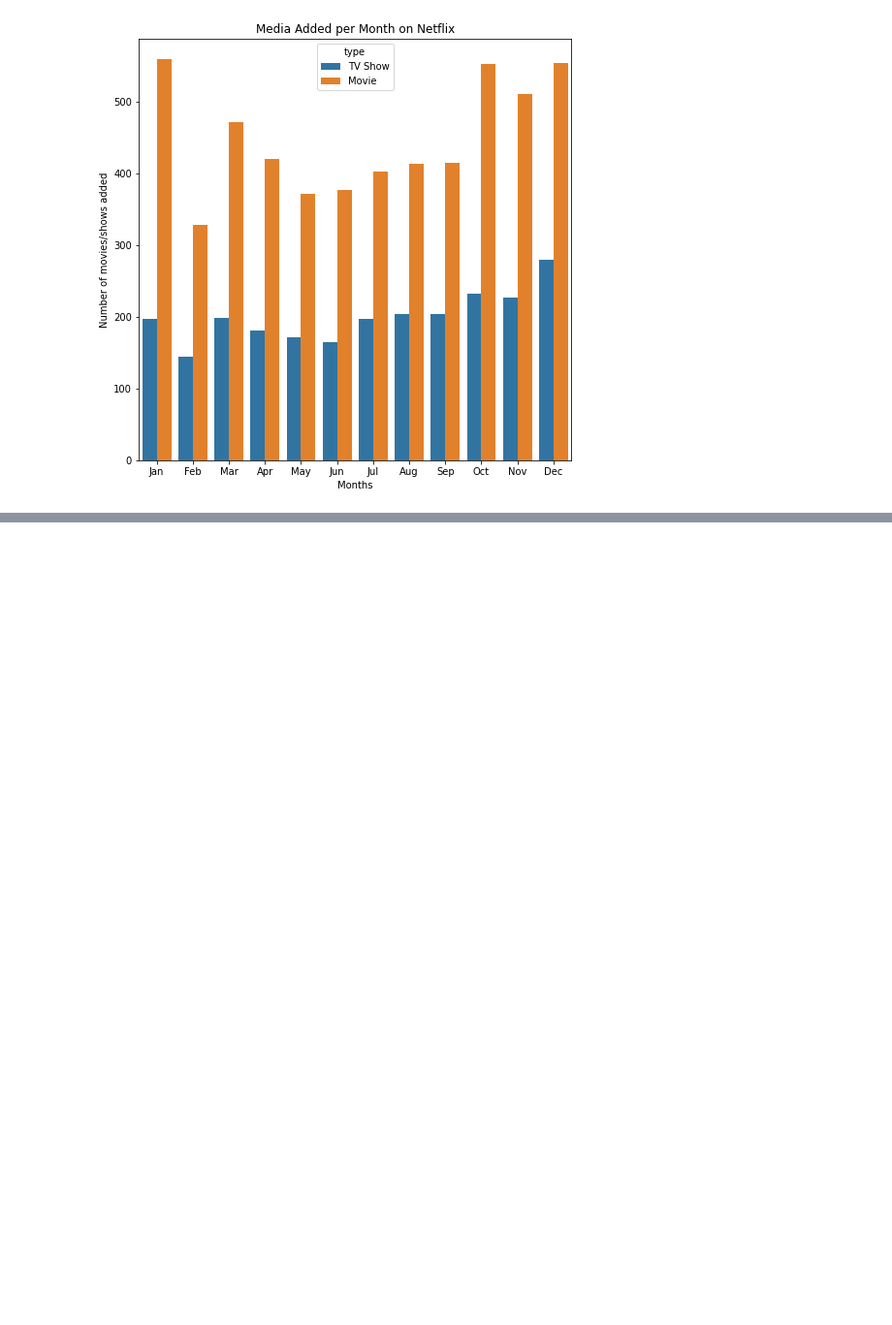
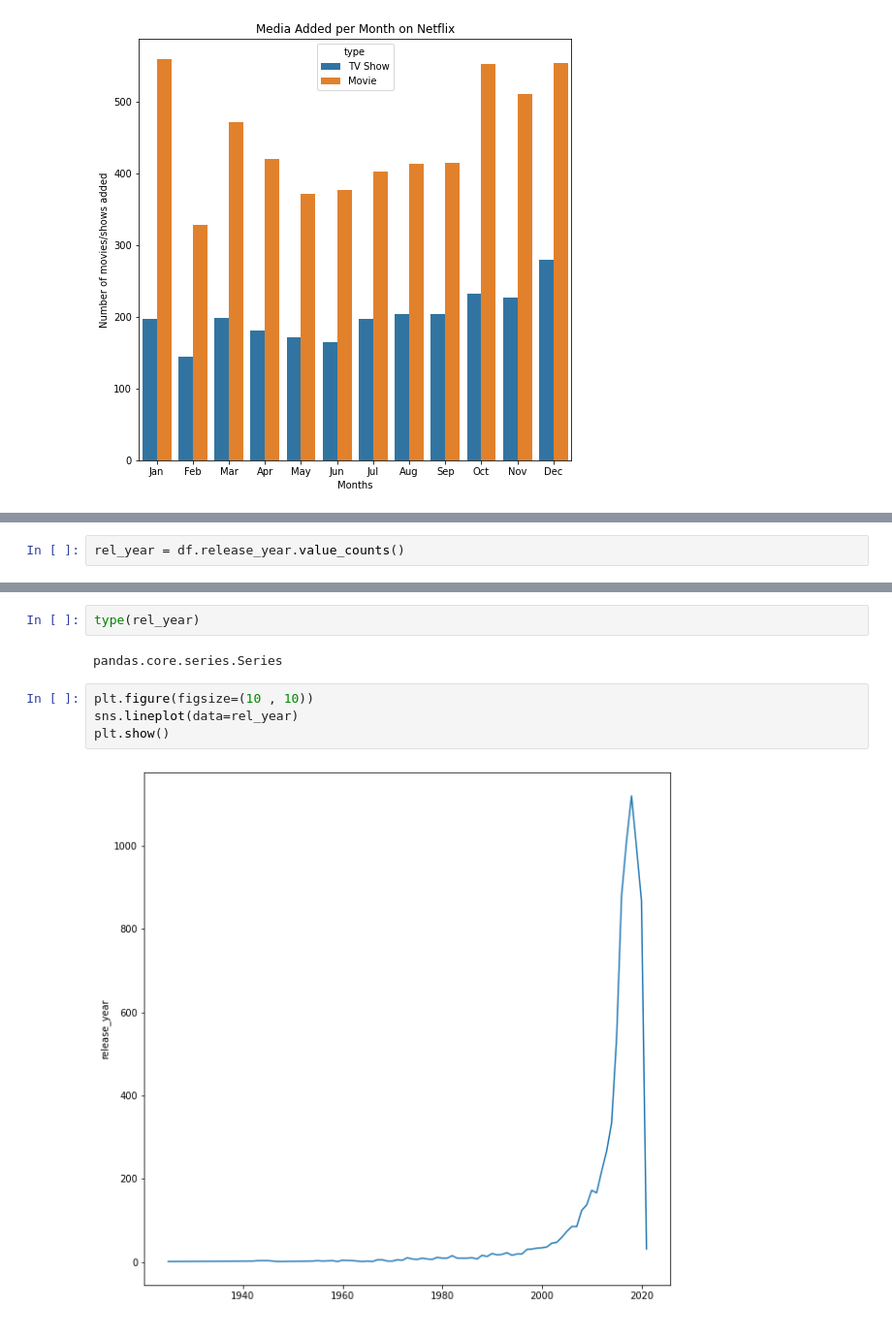
Before and after one commit to Ramshah1/Netflix-Data-Analysis, a Jupyter notebook: netflix_analysis.ipynb, the cells around one changed output, grey strips where cells are left out. Shown at 97% size. Saved outputs shown, nothing was run; the diff lists cells and outputs as text; blank space fills up the shorter version.

```diff
--- a/netflix_analysis.ipynb
+++ b/netflix_analysis.ipynb
@@ -187,0 +162,2 @@ plt.show()
+# %%
+rel_year = df.release_year.value_counts()
@@ -187,0 +185,10 @@ plt.show()
+# %%
+type(rel_year)
+# %% [output]
+pandas.core.series.Series
+# %%
+plt.figure(figsize=(10 , 10))
+sns.lineplot(data=rel_year)
+plt.show()
+# %% [output]
+[figure, added]
```
Also changed, not shown: parts of 18 cells of this notebook.
